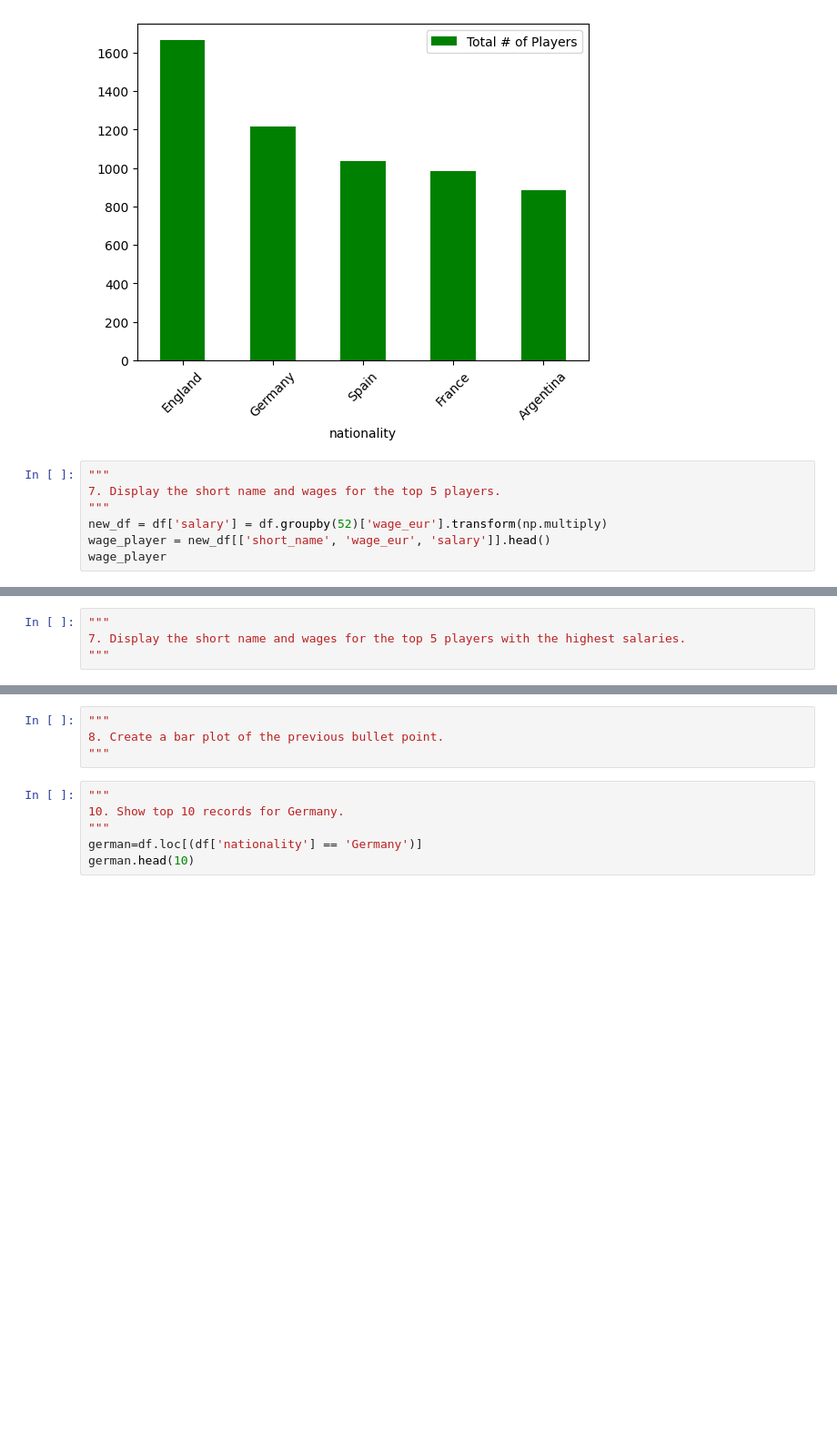
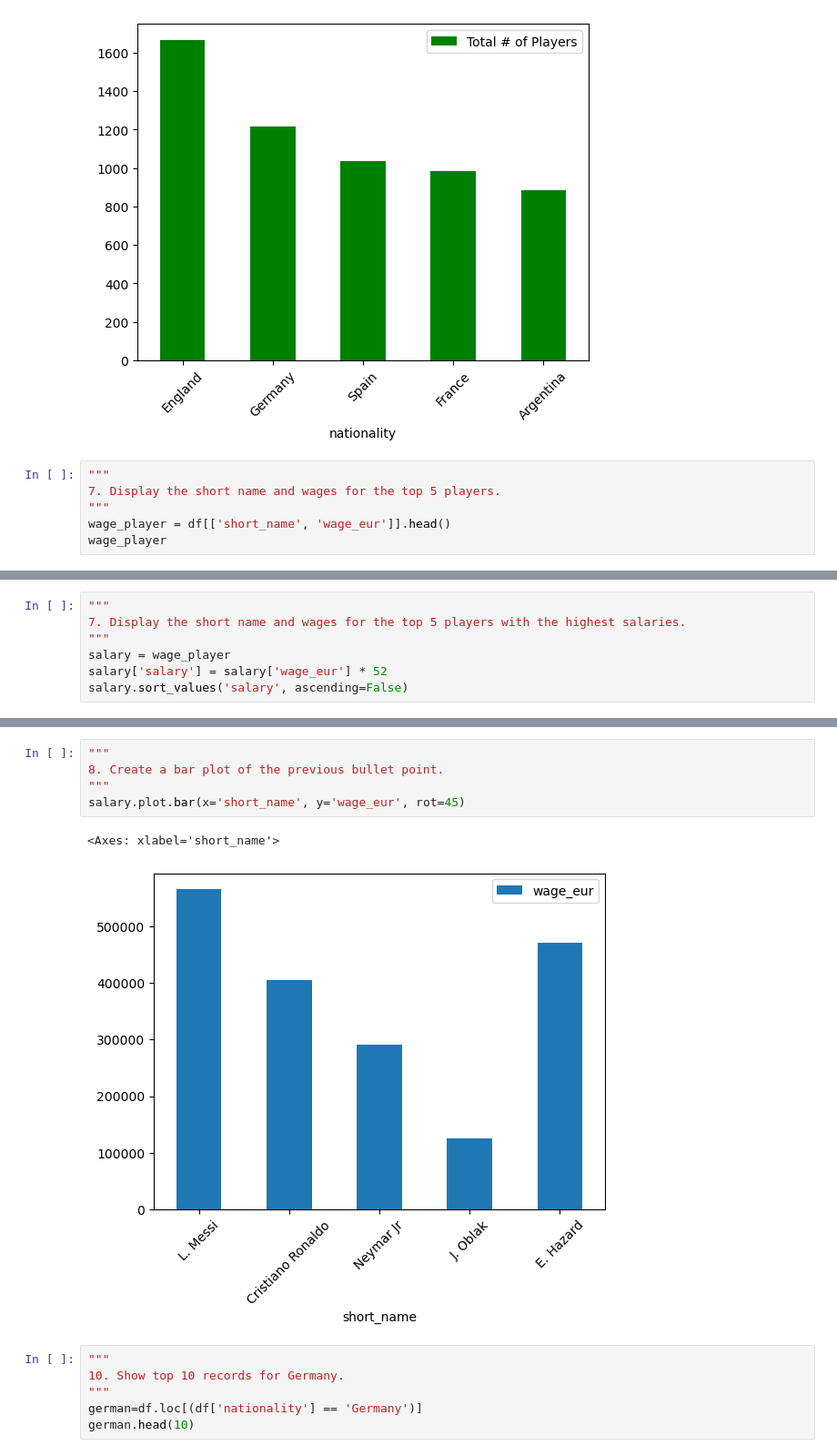
Before and after one commit to Jrowez/JUMPlus-Projects, a Jupyter notebook: Project_1/data_project_1.ipynb, the cells around one changed output, grey strips where cells are left out. Shown at 91% size. Cells and saved outputs as stored; diff of their text form; blank space fills up the shorter version.

Commit message:
added salary conversion

```diff
--- a/Project_1/data_project_1.ipynb
+++ b/Project_1/data_project_1.ipynb
@@ -118,7 +118,6 @@ total_players_plot = player_country5.plot.bar(x='nationality', y='Total # of Pla
 """
 7. Display the short name and wages for the top 5 players.
 """
-new_df = df['salary'] = df.groupby(52)['wage_eur'].transform(np.multiply)
-wage_player = new_df[['short_name', 'wage_eur', 'salary']].head()
+wage_player = df[['short_name', 'wage_eur']].head()
 wage_player
 # %% [output]
@@ -127,3 +131,6 @@ KeyError: 52
 """
 7. Display the short name and wages for the top 5 players with the highest salaries.
 """
+salary = wage_player
+salary['salary'] = salary['wage_eur'] * 52
+salary.sort_values('salary', ascending=False)
@@ -130,7 +144,11 @@ KeyError: 52
 # %%
 """
 8. Create a bar plot of the previous bullet point.
 """
+salary.plot.bar(x='short_name', y='wage_eur', rot=45)
+# %% [output]
+<Axes: xlabel='short_name'>
+[figure, added]
 # %%
 """
 10. Show top 10 records for Germany.
```
Also changed, not shown: parts of 2 cells of this notebook.
